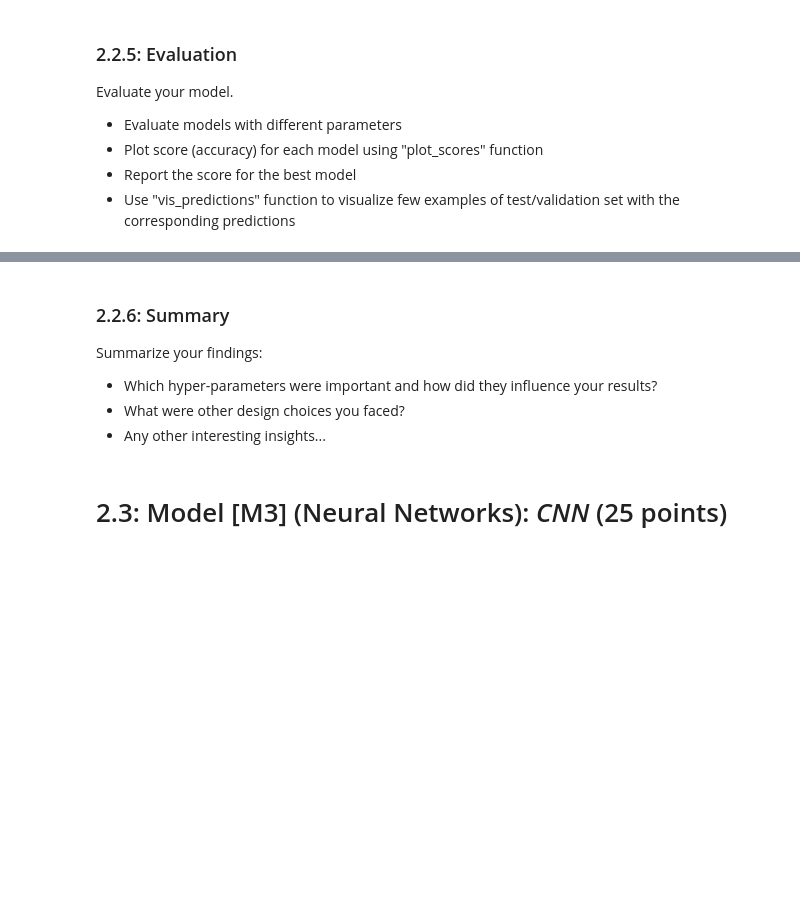
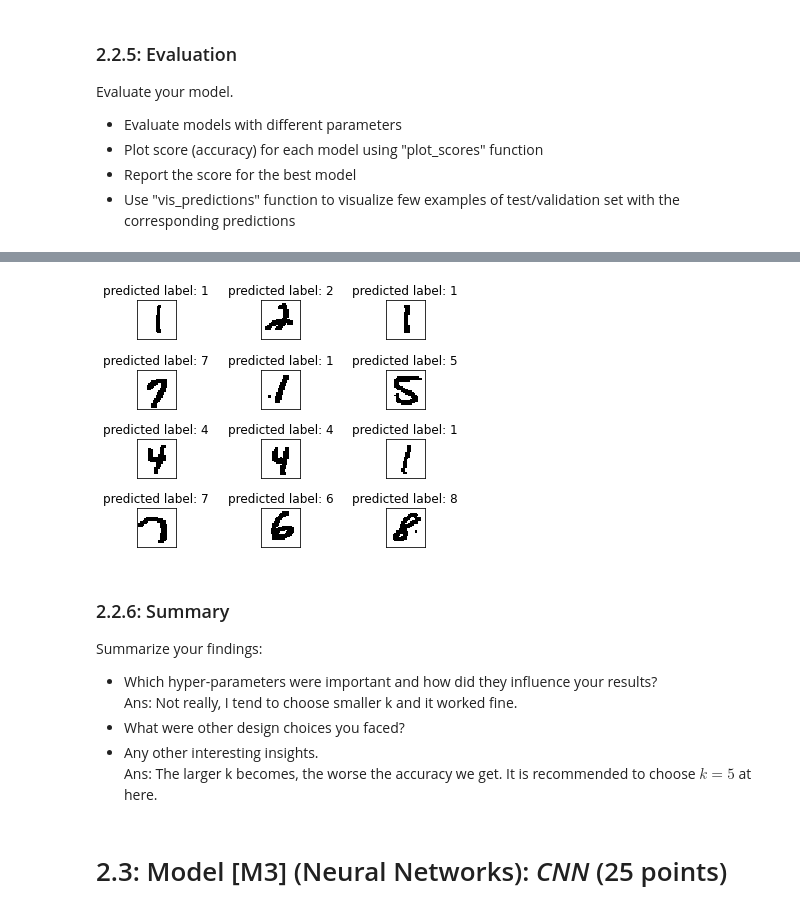
Before and after one commit to yuuu14/ml-in-cybersec, a Jupyter notebook: 2021_10_29_Task_01.ipynb.ipynb, the cells around one changed output, grey strips where cells are left out. Cells and saved outputs as stored; diff of their text form; code cells hidden in the pictures; blank space fills up the shorter version.

```diff
--- a/2021_10_29_Task_01.ipynb.ipynb
+++ b/2021_10_29_Task_01.ipynb.ipynb
@@ -597,17 +699,20 @@ Evaluate your model.
 # %%
 # Visualize the predictions
 # Example: vis_predictions(x_eval, y_pred, size_of_data)
-#
-#
 # ------- Your Code -------
-#
+x_test_numpy = x_test_tensor.numpy()
+vis_predictions(x_test_numpy, best_pred, len(x_test_numpy))
+# %% [output]
+[figure, added]
 # %% [markdown]
 ### 2.2.6: Summary
 
 Summarize your findings:
  * Which hyper-parameters were important and how did they influence your results?
+ Ans: Not really, I tend to choose smaller k and it worked fine.
  * What were other design choices you faced?
- * Any other interesting insights...
+ * Any other interesting insights.
+ Ans: The larger k becomes, the worse the accuracy we get. It is recommended to choose $k=5$ at here.
 # %% [markdown]
 # 2.3: Model [M3] (Neural Networks): *CNN* (25 points)
 # %% [markdown]
```
Also changed, not shown: parts of 30 cells of this notebook.
